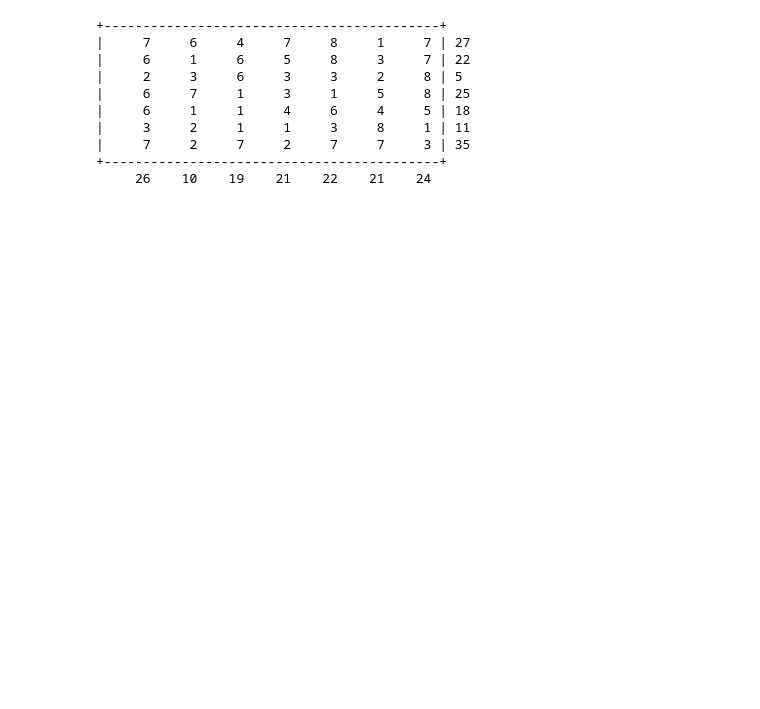
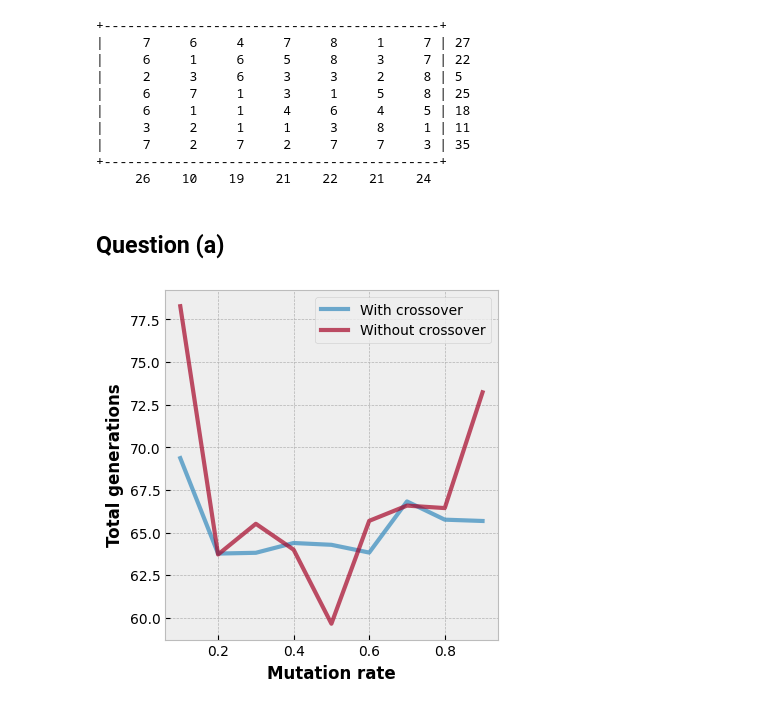
Before and after one commit to mantasu/nat2324, a Jupyter notebook: notebooks/problem2.ipynb, the cells around one changed output. Saved outputs shown, nothing was run; the diff lists cells and outputs as text; code cells hidden in the pictures; blank space fills up the shorter version.

```diff
--- a/notebooks/problem2.ipynb
+++ b/notebooks/problem2.ipynb
@@ -115,0 +127,42 @@ sumplete.show()
+# %% [markdown]
+## Question (a)
+# %%
+# Generate the sumplete game with absolute fitness evaluation
+sumplete = Sumplete(K=4, evaluation_type="absolute", low=1, high=9)
+
+# Setup variable params
+experiment_setup  = {
+    "p_flip": np.arange(0.1, 1.0, 0.1),
+    "p_c": np.array([0.7, 0.0]),
+}
+
+# Setup static params
+default_kwargs = {
+    "fitness_fn": sumplete,
+    'D': sumplete.K**2,
+    "p_m": 1.0,
+    "mutation_type": "bit_flip",
+    "max_generations": 1000,
+    "returnable": "num_generations",
+    "best_score": 1,
+    "patience": None,
+}
+
+# Run the experiment based on variable params
+results = run_optimization_experiment(
+    BinaryGeneticAlgorithm.experiment_callback,
+    experiment_setup,
+    default_kwargs,
+    num_runs=1000,
+    dirname="../experiments/problem2/runs",
+)
+
+# Visualize the results on a plot
+visualize_optimization_experiments(
+    xs={"Mutation rate": experiment_setup["p_flip"]},
+    ys={"Total generations": results[("p_flip", "p_c")]},
+    curve_labels=["With crossover", "Without crossover"],
+    filepath="../experiments/problem2/plots/absolute_mutation.png",
+)
+# %% [output]
+[figure, added]
```
Also changed, not shown: parts of 33 cells of this notebook, 6 other files.
